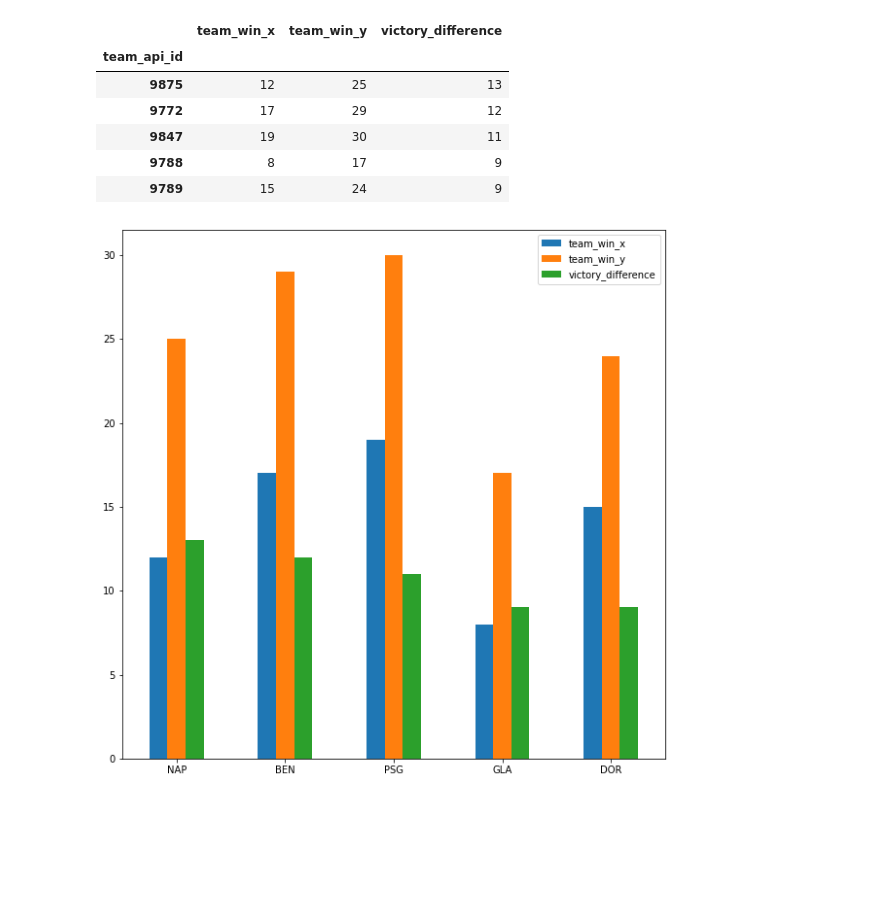
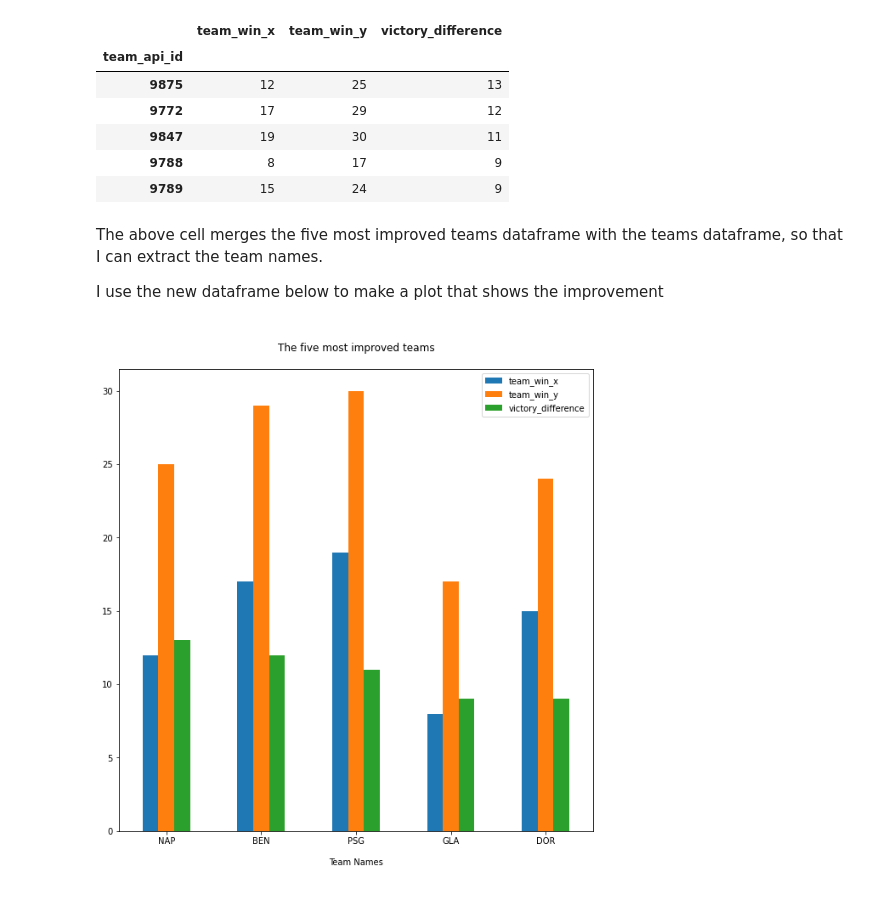
Before and after one commit to Wishbert/Investigating-Soccer-Dataset, a Jupyter notebook: Soccer Database draft.ipynb, the cells around one changed output. Cells and saved outputs as stored; diff of their text form; code cells hidden in the pictures; blank space fills up the shorter version.

Commit message:
This commits a clean version of improved teams analysis

```diff
--- a/Soccer Database draft.ipynb
+++ b/Soccer Database draft.ipynb
@@ -1199,13 +1223,19 @@ five_improved_teams
 | 9788 | 8 | 17 | 9 |
 | 9789 | 15 | 24 | 9 |
 # %%
-five_improved_teams = five_improved_teams.merge(
+five_improved_teams_with_names = five_improved_teams.merge(
     teams[['team_api_id','team_short_name']],
     on='team_api_id')\
     [['team_win_x','team_win_y','victory_difference','team_short_name']]
+# %% [markdown]
+The above cell merges the five most improved teams dataframe with the teams dataframe, so that I can extract the team names.
+
+I use the new dataframe below to make a plot that shows the improvement
 # %%
-five_improved_teams.rename(index=lambda x:five_improved_teams['team_short_name'].values[x], inplace=True)
+five_improved_teams_with_names.rename(index=lambda x:five_improved_teams_with_names['team_short_name'].values[x], inplace=True)
 # %%
-five_improved_teams.plot.bar(rot=0, figsize=(10,10));
+five_improved_teams_with_names.plot.bar(rot=0, figsize=(10,10))
+plt.title('\nThe five most improved teams\n')
+plt.xlabel('\nTeam Names\n');
 # %% [output]
-[figure, old version]
+[figure, new version]
```
Also changed, not shown: parts of 5 cells of this notebook.
